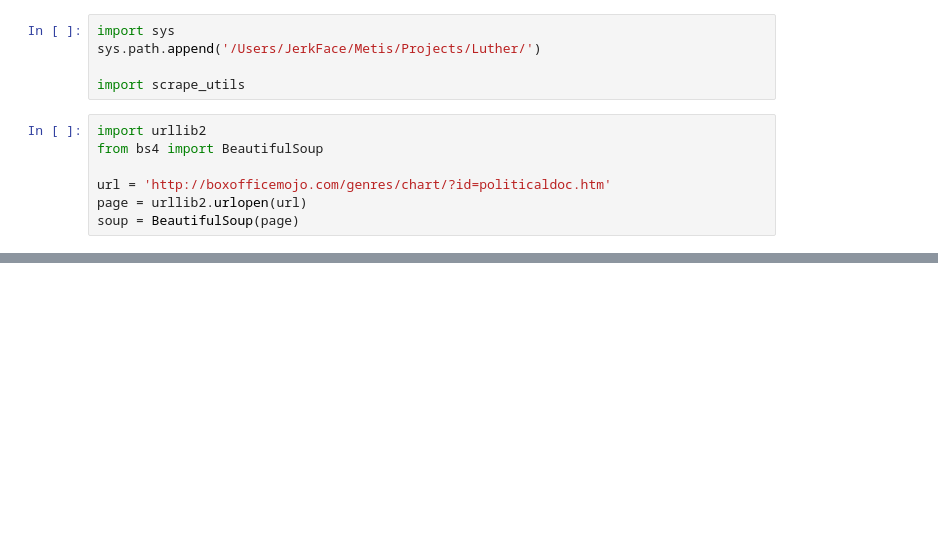
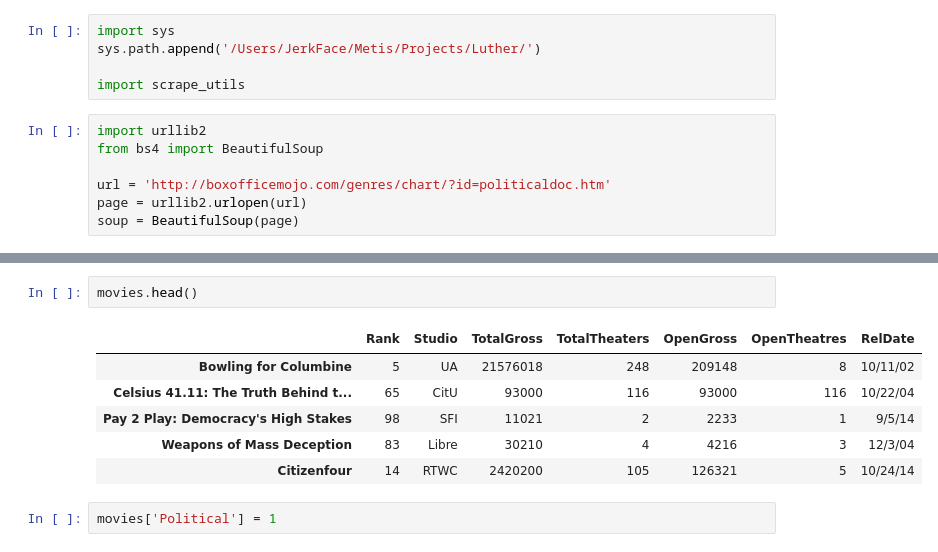
Before and after one commit to EmmanueleSalvati/ProjectLuther, a Jupyter notebook: test_Political_docs.ipynb, the cells around one changed output, grey strips where cells are left out. Drawn from its saved outputs; the diff is of its cells as text; blank space fills up the shorter version.

```diff
--- a/test_Political_docs.ipynb
+++ b/test_Political_docs.ipynb
@@ -63,0 +127,11 @@ movie_dict
+# %%
+movies.head()
+# %% [output]
+|  | Rank | Studio | TotalGross | TotalTheaters | OpenGross | OpenTheatres | RelDate |
+| Bowling for Columbine | 5 | UA | 21576018 | 248 | 209148 | 8 | 10/11/02 |
+| Celsius 41.11: The Truth Behind t... | 65 | CitU | 93000 | 116 | 93000 | 116 | 10/22/04 |
+| Pay 2 Play: Democracy's High Stakes | 98 | SFI | 11021 | 2 | 2233 | 1 | 9/5/14 |
+| Weapons of Mass Deception | 83 | Libre | 30210 | 4 | 4216 | 3 | 12/3/04 |
+| Citizenfour | 14 | RTWC | 2420200 | 105 | 126321 | 5 | 10/24/14 |
+# %%
+movies['Political'] = 1
```
Also changed, not shown: parts of 17 cells of this notebook, 4 other files.
